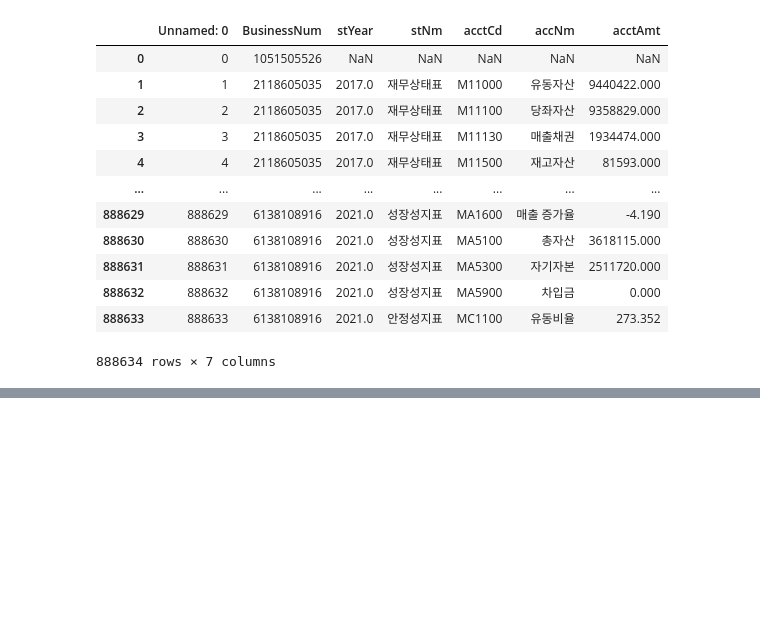
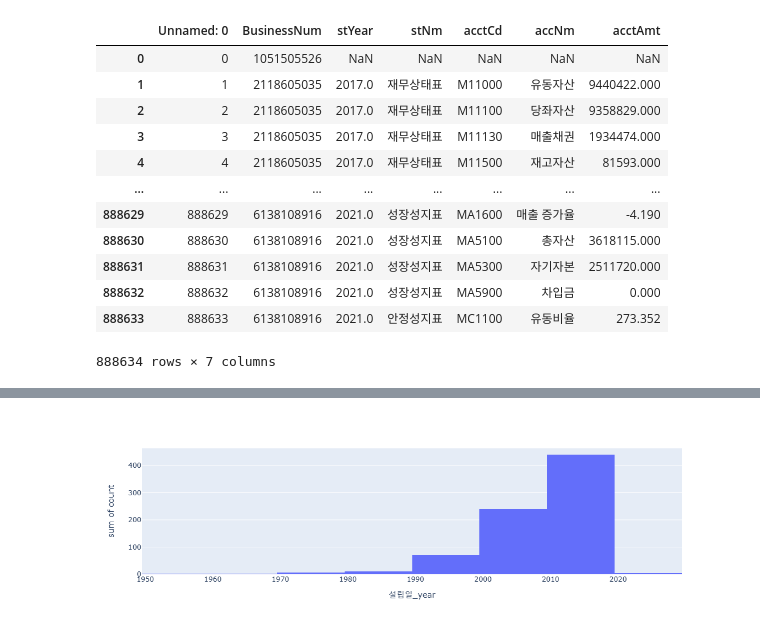
Before and after one commit to raneeKim/SW_CAMP, a Jupyter notebook: 기업정보/자료확인.ipynb, the cells around one changed output, grey strips where cells are left out. Cells and saved outputs as stored; diff of their text form; code cells hidden in the pictures; blank space fills up the shorter version.

```diff
--- a/기업정보/자료확인.ipynb
+++ b/기업정보/자료확인.ipynb
@@ -479,0 +502,6 @@ ntis_assign.head(10)
+# %%
+df2 = p1.loc[p1['대분류'] == '도매 및 소매업']
+df2
+px.histogram(df2,x='설립일_year' , y='count')
+# %% [output]
+[figure, added]
```
Also changed, not shown: parts of 50 cells of this notebook.
